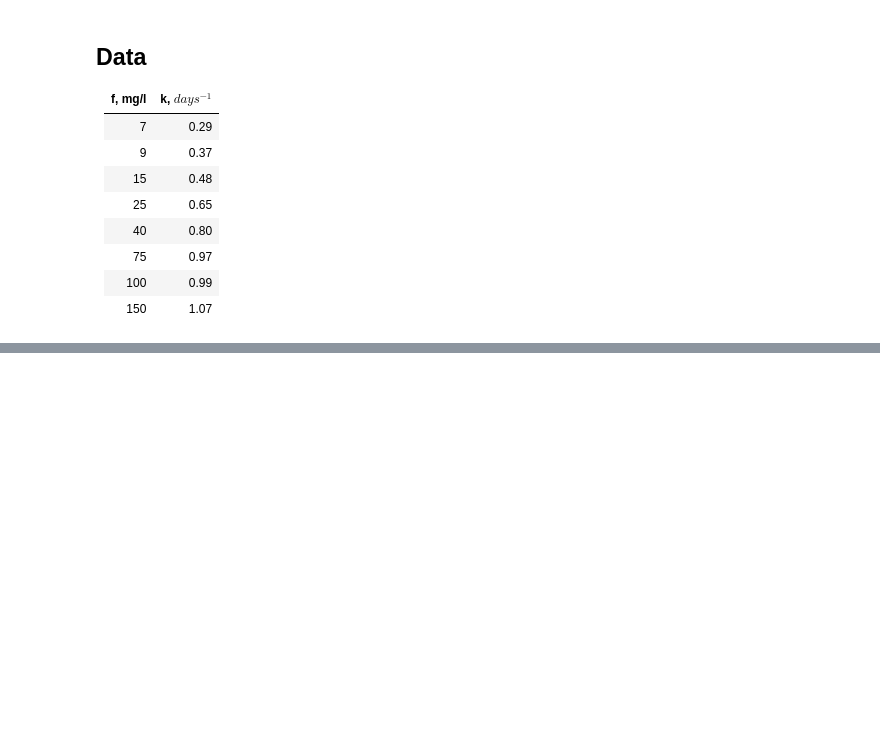
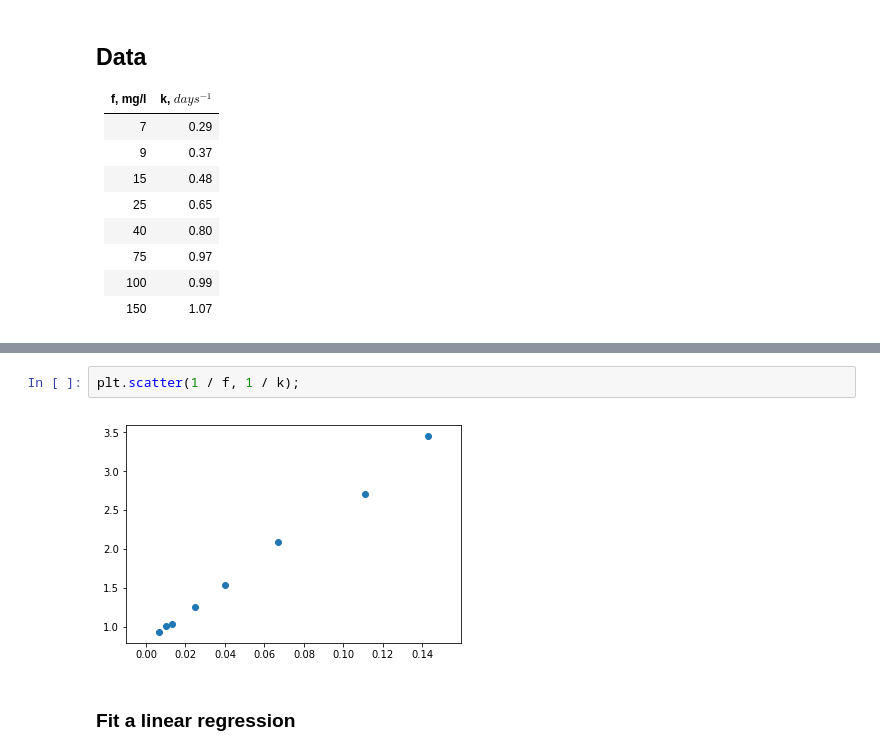
Before and after one commit to danimateos/numerical_methods, a Jupyter notebook: practice-04.ipynb, the cells around one changed output, grey strips where cells are left out. Cells and saved outputs as stored; diff of their text form; blank space fills up the shorter version.

```diff
--- a/practice-04.ipynb
+++ b/practice-04.ipynb
@@ -63,0 +90,6 @@ Knowing that we if we invert the equation that relates f, k, K and k_max, it can
+# %%
+plt.scatter(1 / f, 1 / k);
+# %% [output]
+[figure, added]
+# %% [markdown]
+### Fit a linear regression
```
Also changed, not shown: parts of 11 cells of this notebook.
